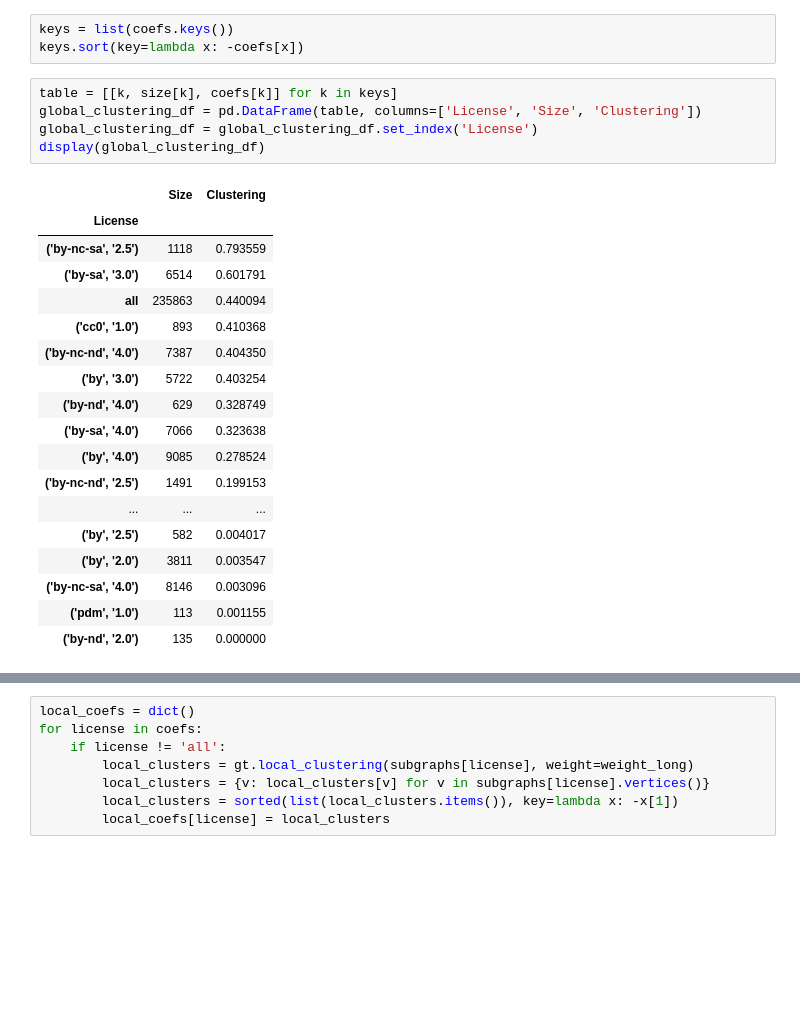
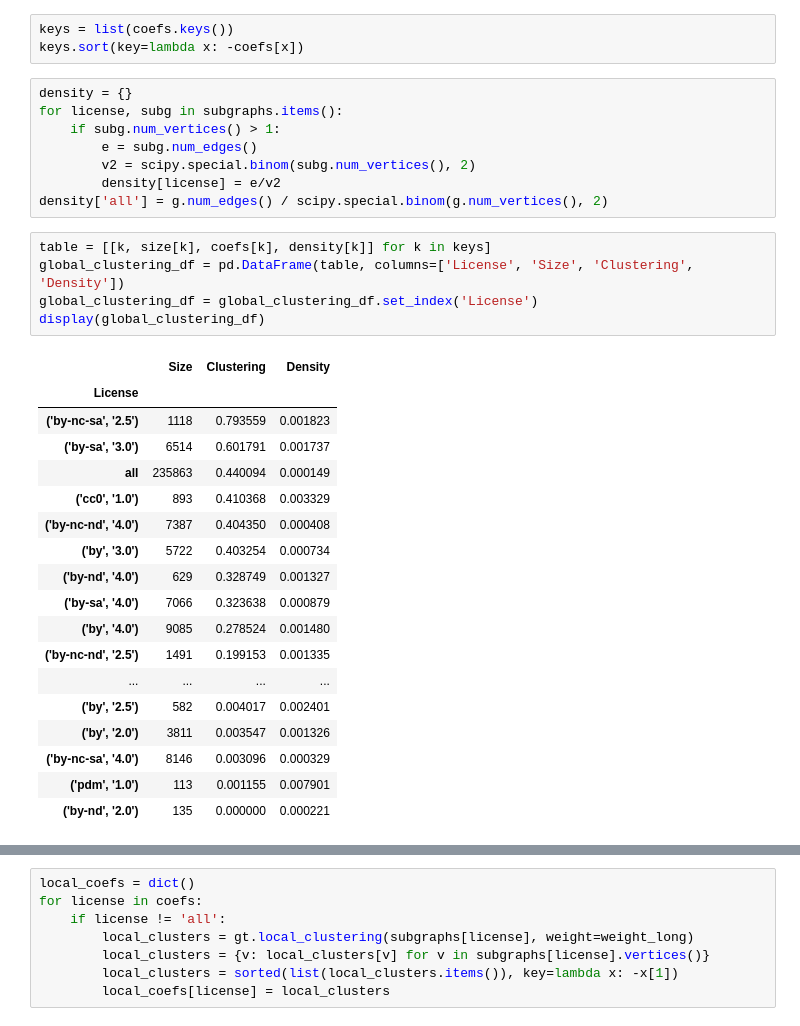
Before and after one commit to creativecommons/data-science-playground, a Jupyter notebook: linked_commons_graph_analysis/clustering.ipynb, the cells around one changed output, grey strips where cells are left out. Drawn from its saved outputs; the diff is of its cells as text; blank space fills up the shorter version.

Commit message:
compared clustering to density

```diff
--- a/linked_commons_graph_analysis/clustering.ipynb
+++ b/linked_commons_graph_analysis/clustering.ipynb
@@ -42,27 +43,35 @@ size['all'] = g.num_vertices()
 # %%
 keys = list(coefs.keys())
 keys.sort(key=lambda x: -coefs[x])
+# %%
+density = {}
+for license, subg in subgraphs.items():
+    if subg.num_vertices() > 1:
+        e = subg.num_edges()
+        v2 = scipy.special.binom(subg.num_vertices(), 2)
+        density[license] = e/v2
+density['all'] = g.num_edges() / scipy.special.binom(g.num_vertices(), 2)
 # %%
-table = [[k, size[k], coefs[k]] for k in keys]
-global_clustering_df = pd.DataFrame(table, columns=['License', 'Size', 'Clustering'])
+table = [[k, size[k], coefs[k], density[k]] for k in keys]
+global_clustering_df = pd.DataFrame(table, columns=['License', 'Size', 'Clustering', 'Density'])
 global_clustering_df = global_clustering_df.set_index('License')
 display(global_clustering_df)
 # %% [output]
-|  | Size | Clustering |
-| License |  |  |
-| ('by-nc-sa', '2.5') | 1118 | 0.793559 |
-| ('by-sa', '3.0') | 6514 | 0.601791 |
-| all | 235863 | 0.440094 |
-| ('cc0', '1.0') | 893 | 0.410368 |
-| ('by-nc-nd', '4.0') | 7387 | 0.404350 |
-| ('by', '3.0') | 5722 | 0.403254 |
-| ('by-nd', '4.0') | 629 | 0.328749 |
-| ('by-sa', '4.0') | 7066 | 0.323638 |
-| ('by', '4.0') | 9085 | 0.278524 |
-| ('by-nc-nd', '2.5') | 1491 | 0.199153 |
-| ... | ... | ... |
-| ('by', '2.5') | 582 | 0.004017 |
-| ('by', '2.0') | 3811 | 0.003547 |
-| ('by-nc-sa', '4.0') | 8146 | 0.003096 |
-| ('pdm', '1.0') | 113 | 0.001155 |
-| ('by-nd', '2.0') | 135 | 0.000000 |
+|  | Size | Clustering | Density |
+| License |  |  |  |
+| ('by-nc-sa', '2.5') | 1118 | 0.793559 | 0.001823 |
+| ('by-sa', '3.0') | 6514 | 0.601791 | 0.001737 |
+| all | 235863 | 0.440094 | 0.000149 |
+| ('cc0', '1.0') | 893 | 0.410368 | 0.003329 |
+| ('by-nc-nd', '4.0') | 7387 | 0.404350 | 0.000408 |
+| ('by', '3.0') | 5722 | 0.403254 | 0.000734 |
+| ('by-nd', '4.0') | 629 | 0.328749 | 0.001327 |
+| ('by-sa', '4.0') | 7066 | 0.323638 | 0.000879 |
+| ('by', '4.0') | 9085 | 0.278524 | 0.001480 |
+| ('by-nc-nd', '2.5') | 1491 | 0.199153 | 0.001335 |
+| ... | ... | ... | ... |
+| ('by', '2.5') | 582 | 0.004017 | 0.002401 |
+| ('by', '2.0') | 3811 | 0.003547 | 0.001326 |
+| ('by-nc-sa', '4.0') | 8146 | 0.003096 | 0.000329 |
+| ('pdm', '1.0') | 113 | 0.001155 | 0.007901 |
+| ('by-nd', '2.0') | 135 | 0.000000 | 0.000221 |
```
Also changed, not shown: parts of 4 cells of this notebook.
